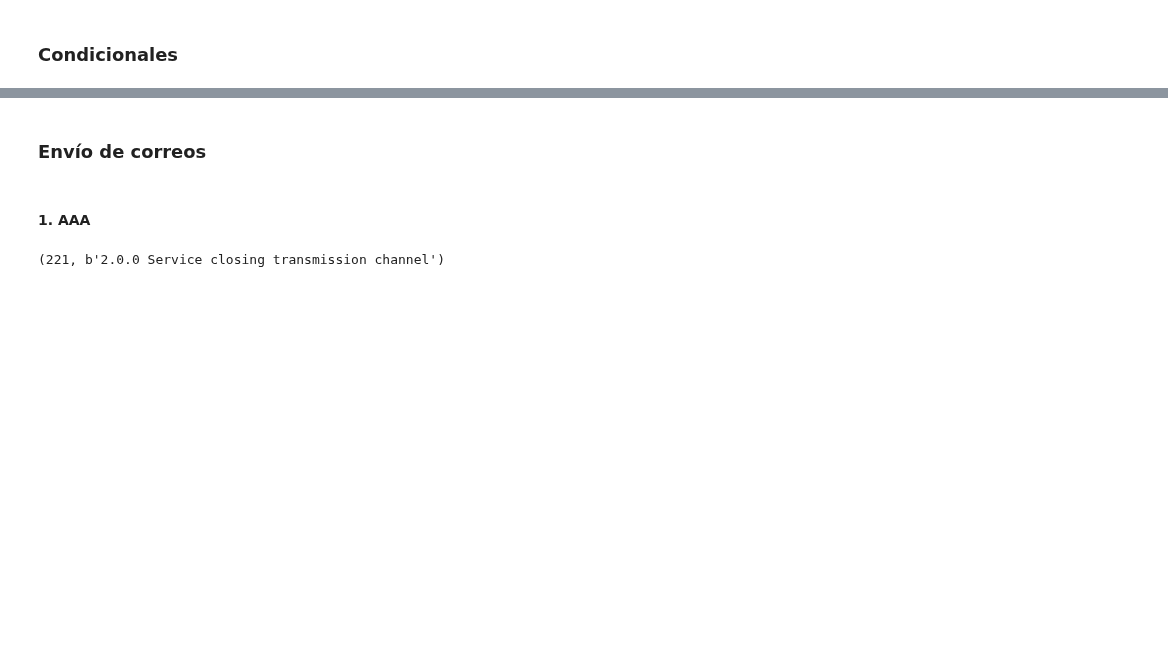
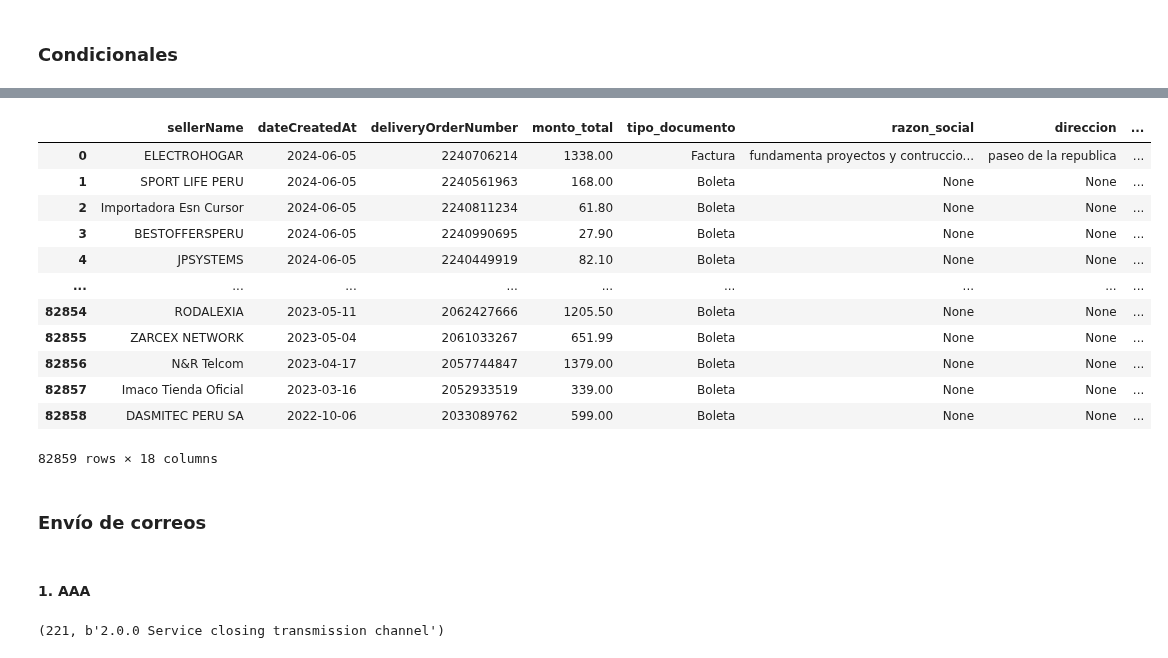
Before and after one commit to gflores1092/AnalyticsSX, a Jupyter notebook: Alertas diarias/Comprobantes/comprobantes_AM.ipynb, the cells around one changed output, grey strips where cells are left out. Drawn from its saved outputs; the diff is of its cells as text; code cells hidden in the pictures; blank space fills up the shorter version.

```diff
--- a/Alertas diarias/Comprobantes/comprobantes_AM.ipynb
+++ b/Alertas diarias/Comprobantes/comprobantes_AM.ipynb
@@ -42,7 +42,12 @@ query = """
         clientName,
         clientPhone,
         clientEmail,
+        shipping_fee,
+        TotalPrecio,
         monto_total,
+        department,
+        province,
+        district,
         tipo_documento,
         razon_social,
         direccion,
@@ -150,6 +193,3 @@ def send_email(correo_seller, html_message, seller_email, seller_name, seller_id
 ### **Mensajes**
 # %% [markdown]
 ### **Data**
-# %%
-# Leer el registro desde un archivo Excel
-data = data.query("sellerEmail.str.contains('@')")
@@ -155,0 +228,18 @@ data = data.query("sellerEmail.str.contains('@')")
+# %%
+# Leer el registro desde un archivo Excel
+data = (
+        data
+        .query("sellerEmail.str.contains('@')")
+        .assign(**{
+            'shipping_fee': lambda x: round(pd.to_numeric(x['shipping_fee']),2),
+            'TotalPrecio': lambda x: round(pd.to_numeric(x['TotalPrecio']),2),
+            'monto_total': lambda x: round(pd.to_numeric(x['monto_total']),2),
+            'tipo_de_documento': lambda x: np.where(x['tipo_documento']=='Boleta','DNI',x['tipo_documento']),
+            'identificacion_legal': lambda x: np.where(x['tipo_documento']=='Boleta',x['clientDNI'],x['identificacion_legal']),
+            'razon_social': lambda x: np.where(x['tipo_documento']=='Boleta',x['clientName'],x['razon_social']),
+            'region': lambda x: np.where(x['tipo_documento']=='Boleta','DNI',x['department']),
+            'provincia': lambda x: np.where(x['tipo_documento']=='Boleta',x['clientDNI'],x['province']),
+            'distrito': lambda x: np.where(x['tipo_documento']=='Boleta',x['clientName'],x['district'])
+        })
+        .loc[:,columnas]
+)
@@ -188,3 +268,36 @@ data_3 = (
+# %%
+(
+data[columnas]
+                    .drop_duplicates()
+                    #.sort_values(by='Estatusenvio', ascending=False)
+                    #.rename(columns={
+                    #          'sellerName': 'Nombre del seller',
+                    #          'deliveryOrderNumber': 'Número de orden',
+                    #          'trackingCode': 'Rastreo',
+                    #          'description': 'Descripción',
+                    #          'promisedBySeller': 'Fecha de promesa',
+                    #          'Estatusenvio': 'Estado del envío'
+                    #})
+)
+
+#para boleta:
+
+# - nombre cliente (razon_social)
+# - dni (tipo_documento | identificacion_legal)
+# %% [output]
+|  | sellerName | dateCreatedAt | deliveryOrderNumber | monto_total | tipo_documento | razon_social | direccion | ... |
+| 0 | ELECTROHOGAR | 2024-06-05 | 2240706214 | 1338.00 | Factura | fundamenta proyectos y contruccio... | paseo de la republica | ... |
+| 1 | SPORT LIFE PERU | 2024-06-05 | 2240561963 | 168.00 | Boleta | None | None | ... |
+| 2 | Importadora Esn Cursor | 2024-06-05 | 2240811234 | 61.80 | Boleta | None | None | ... |
+| 3 | BESTOFFERSPERU | 2024-06-05 | 2240990695 | 27.90 | Boleta | None | None | ... |
+| 4 | JPSYSTEMS | 2024-06-05 | 2240449919 | 82.10 | Boleta | None | None | ... |
+| ... | ... | ... | ... | ... | ... | ... | ... | ... |
+| 82854 | RODALEXIA | 2023-05-11 | 2062427666 | 1205.50 | Boleta | None | None | ... |
+| 82855 | ZARCEX NETWORK | 2023-05-04 | 2061033267 | 651.99 | Boleta | None | None | ... |
+| 82856 | N&R Telcom | 2023-04-17 | 2057744847 | 1379.00 | Boleta | None | None | ... |
+| 82857 | Imaco Tienda Oficial | 2023-03-16 | 2052933519 | 339.00 | Boleta | None | None | ... |
+| 82858 | DASMITEC PERU SA | 2022-10-06 | 2033089762 | 599.00 | Boleta | None | None | ... |
+82859 rows × 18 columns
 # %% [markdown]
 ### **Envío de correos**
 # %% [markdown]
```
Also changed, not shown: parts of 11 cells of this notebook, 1 other file.
